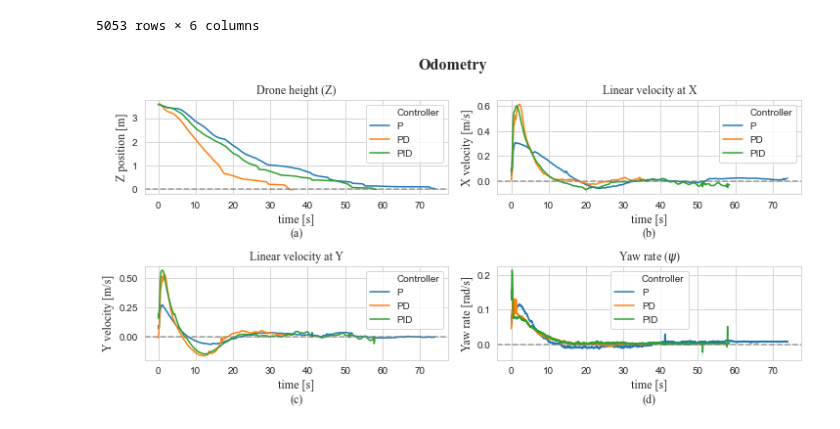
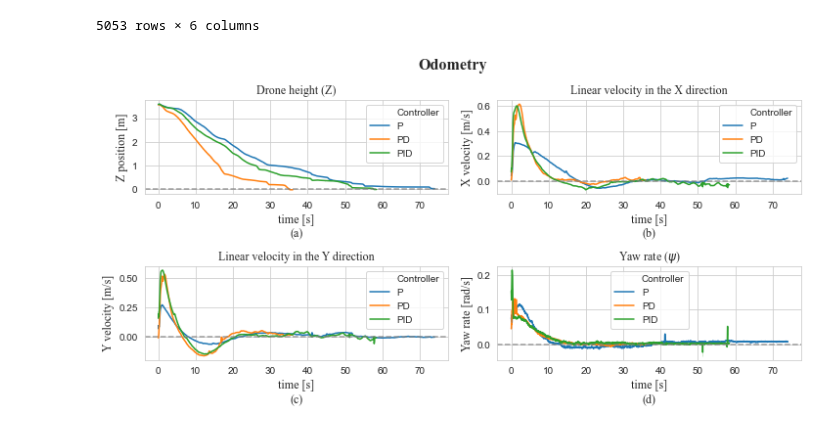
Before and after one commit to apinto25/autonomous_landing_data_analysis, a Jupyter notebook: controller_velocity_analysis.ipynb, the cells around one changed output. Saved outputs shown, nothing was run; the diff lists cells and outputs as text; code cells hidden in the pictures.

```diff
--- a/controller_velocity_analysis.ipynb
+++ b/controller_velocity_analysis.ipynb
@@ -518,33 +518,33 @@ vel_x = sns.lineplot(data=mean_df, x="Time", y="Vel_X_Odom",
              hue="Controller", ax=ax2)
 vel_y = sns.lineplot(data=mean_df, x="Time", y="Vel_Y_Odom",
              hue="Controller", ax=ax3)
 yaw_rate = sns.lineplot(data=mean_df, x="Time", y="Yaw_Rate_Odom",
              hue="Controller", ax=ax4)
 
 pos_z.axhline(y=0, linewidth=1.5, color='grey', ls='--', alpha=0.75)
 vel_x.axhline(y=0, linewidth=1.5, color='grey', ls='--', alpha=0.75)
 vel_y.axhline(y=0, linewidth=1.5, color='grey', ls='--', alpha=0.75)
 yaw_rate.axhline(y=0, linewidth=1.5, color='grey', ls='--', alpha=0.75)
 
 
 pos_z.set_title("Drone height (Z)", fontsize=12, **timesfont)
-vel_x.set_title("Linear velocity at X", fontsize=12, **timesfont)
-vel_y.set_title("Linear velocity at Y", fontsize=12, **timesfont)
+vel_x.set_title("Linear velocity in the X direction", fontsize=12, **timesfont)
+vel_y.set_title("Linear velocity in the Y direction", fontsize=12, **timesfont)
 yaw_rate.set_title(r"Yaw rate ($\psi$)", fontsize=12, **timesfont)
 
 pos_z.set_xlabel("time [s]\n(a)", fontsize=12, **timesfont)
 vel_x.set_xlabel("time [s]\n(b)", fontsize=12, **timesfont)
 vel_y.set_xlabel("time [s]\n(c)", fontsize=12, **timesfont)
 yaw_rate.set_xlabel("time [s]\n(d)", fontsize=12, **timesfont)
 
 pos_z.set_ylabel("Z position [m]", fontsize=12, **timesfont)
 vel_x.set_ylabel("X velocity [m/s]", fontsize=12, **timesfont)
 vel_y.set_ylabel("Y velocity [m/s]", fontsize=12, **timesfont)
 yaw_rate.set_ylabel("Yaw rate [rad/s]", fontsize=12, **timesfont)
 
 
 fig.suptitle('Odometry', fontsize=16, fontweight='bold', **timesfont)
 
 plt.show()
 # %% [output]
-[figure, old version]
+[figure, new version]
```
Also changed, not shown: 9 other files.
